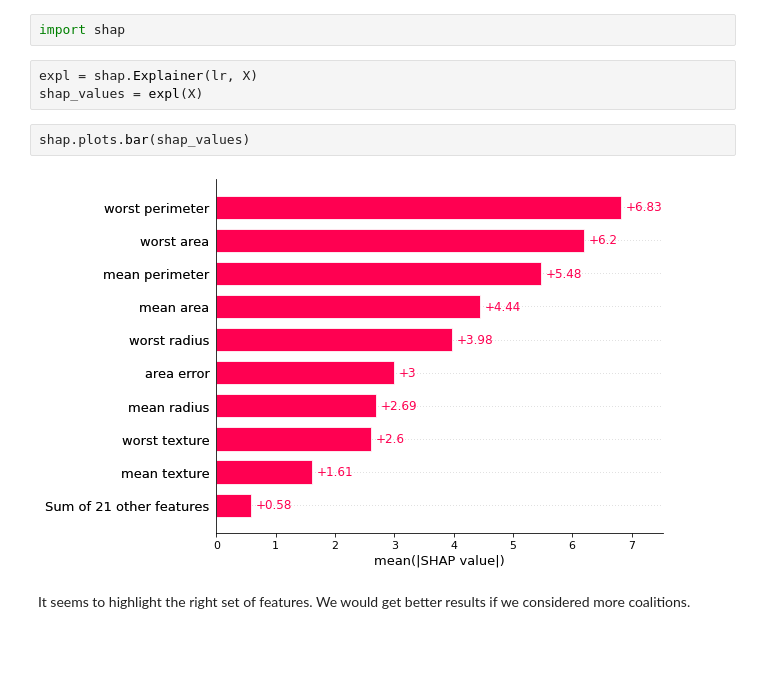
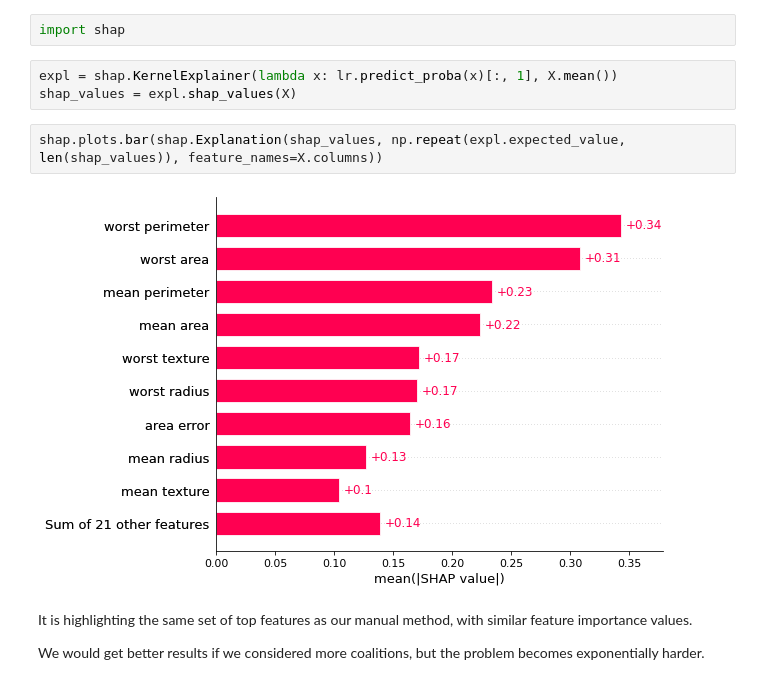
Before and after one commit to RCambier/blog, a Jupyter notebook: _notebooks/2023-01-14-shap-values.ipynb, the cells around one changed output. Saved outputs shown, nothing was run; the diff lists cells and outputs as text; blank space fills up the shorter version.

```diff
--- a/_notebooks/2023-01-14-shap-values.ipynb
+++ b/_notebooks/2023-01-14-shap-values.ipynb
@@ -122,12 +123,13 @@ The calculation above should get us close to the SHAP values
 # %%
 import shap
 # %%
-expl = shap.Explainer(lr, X)
-shap_values = expl(X)
+expl = shap.KernelExplainer(lambda x: lr.predict_proba(x)[:, 1], X.mean())
+shap_values = expl.shap_values(X)
-# %%
-shap.plots.bar(shap_values)
-# %% [output]
-[figure, removed]
+# %%
+shap.plots.bar(shap.Explanation(shap_values, np.repeat(expl.expected_value, len(shap_values)), feature_names=X.columns))
+# %% [output]
+[figure, added]
 # %% [markdown]
-It seems to highlight the right set of features.
-We would get better results if we considered more coalitions.
+It is highlighting the same set of top features as our manual method, with similar feature importance values.
+
+We would get better results if we considered more coalitions, but the problem becomes exponentially harder.
```
Also changed, not shown: parts of 8 cells of this notebook.
